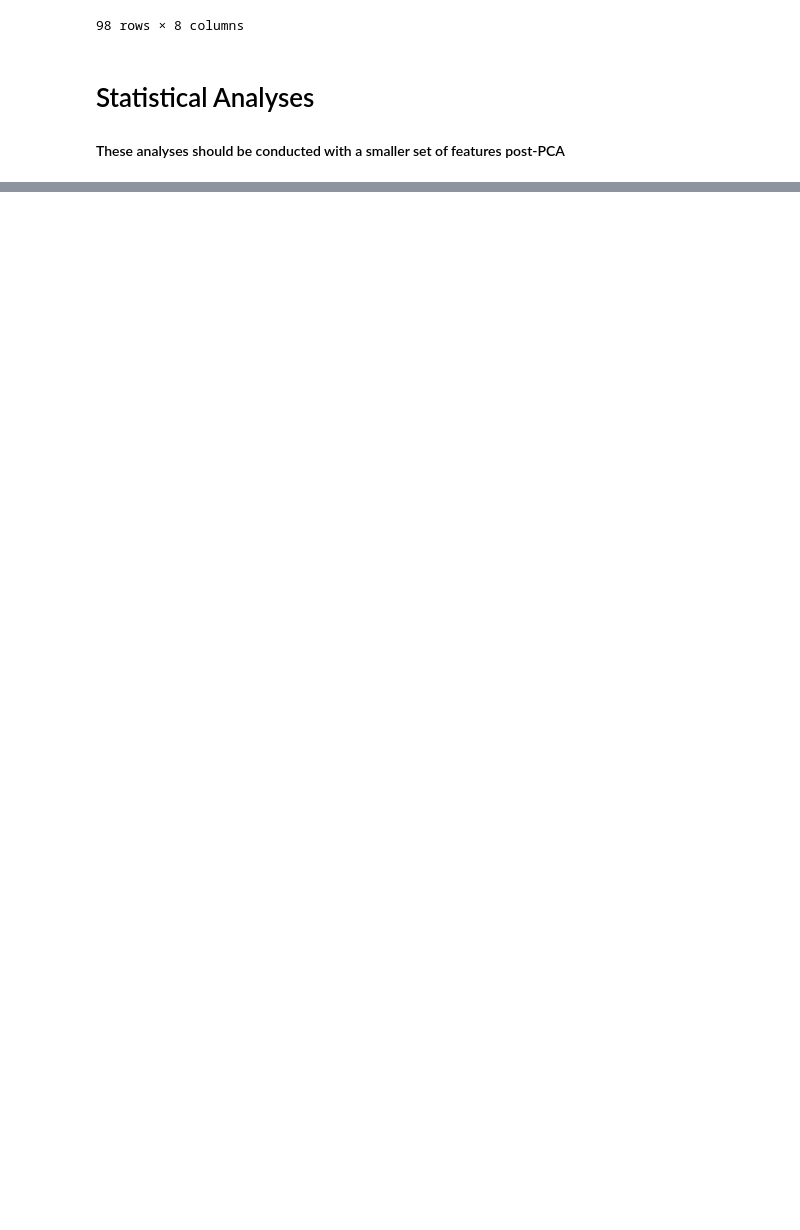
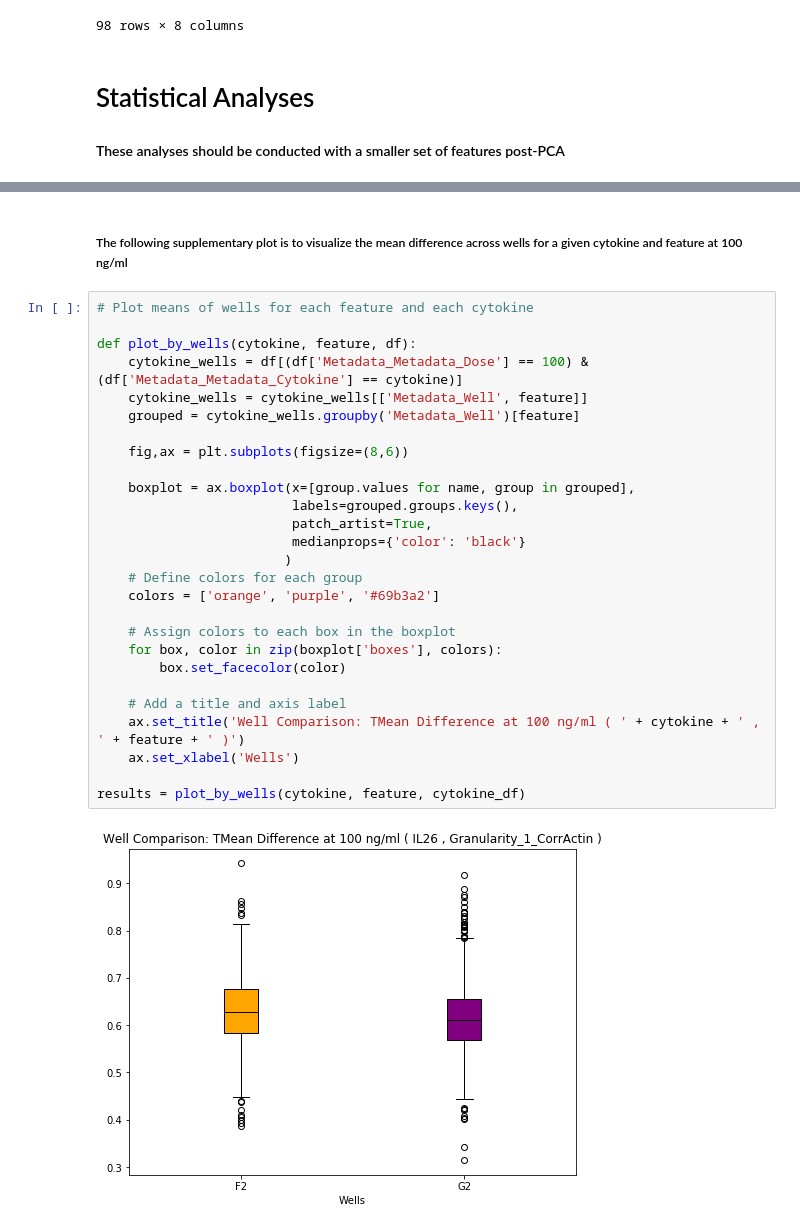
Before and after one commit to hww1999/HTI, a Jupyter notebook: Analysis/stats_eda_MB.ipynb, the cells around one changed output, grey strips where cells are left out. Saved outputs shown, nothing was run; the diff lists cells and outputs as text; blank space fills up the shorter version.

```diff
--- a/Analysis/stats_eda_MB.ipynb
+++ b/Analysis/stats_eda_MB.ipynb
@@ -158 +203,32 @@ comp_df
+# %% [markdown]
+##### The following supplementary plot is to visualize the mean difference across wells for a given cytokine and feature at 100 ng/ml
+# %%
+# Plot means of wells for each feature and each cytokine
+
+def plot_by_wells(cytokine, feature, df):
+    cytokine_wells = df[(df['Metadata_Metadata_Dose'] == 100) & (df['Metadata_Metadata_Cytokine'] == cytokine)]
+    cytokine_wells = cytokine_wells[['Metadata_Well', feature]]
+    grouped = cytokine_wells.groupby('Metadata_Well')[feature]
+
+    fig,ax = plt.subplots(figsize=(8,6))
+
+    boxplot = ax.boxplot(x=[group.values for name, group in grouped],
+                         labels=grouped.groups.keys(),
+                         patch_artist=True,
+                         medianprops={'color': 'black'}
+                        )
+    # Define colors for each group
+    colors = ['orange', 'purple', '#69b3a2']
+
+    # Assign colors to each box in the boxplot
+    for box, color in zip(boxplot['boxes'], colors):
+        box.set_facecolor(color)
+
+    # Add a title and axis label
+    ax.set_title('Well Comparison: TMean Difference at 100 ng/ml ( ' + cytokine + ' , ' + feature + ' )')
+    ax.set_xlabel('Wells')
+
+results = plot_by_wells(cytokine, feature, cytokine_df)
+# %% [output]
+[figure, added]
 # %% [markdown]
```
Also changed, not shown: parts of 31 cells of this notebook.
